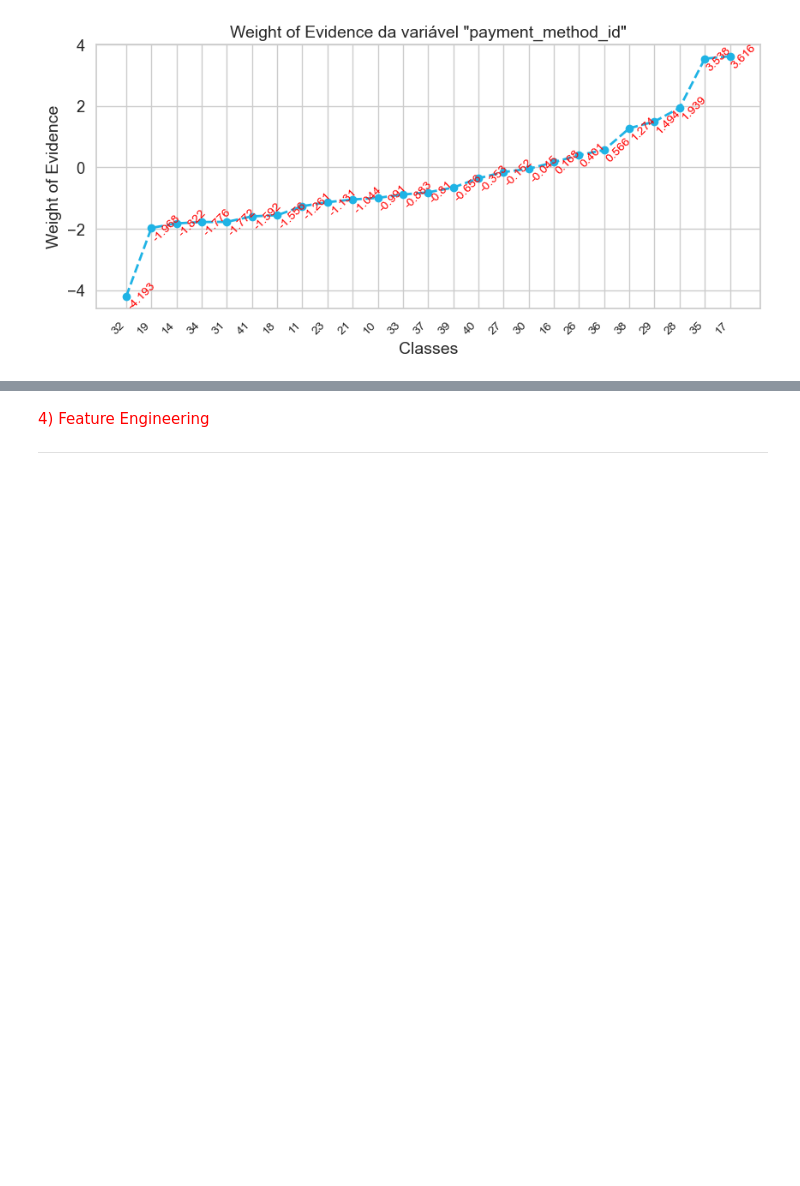
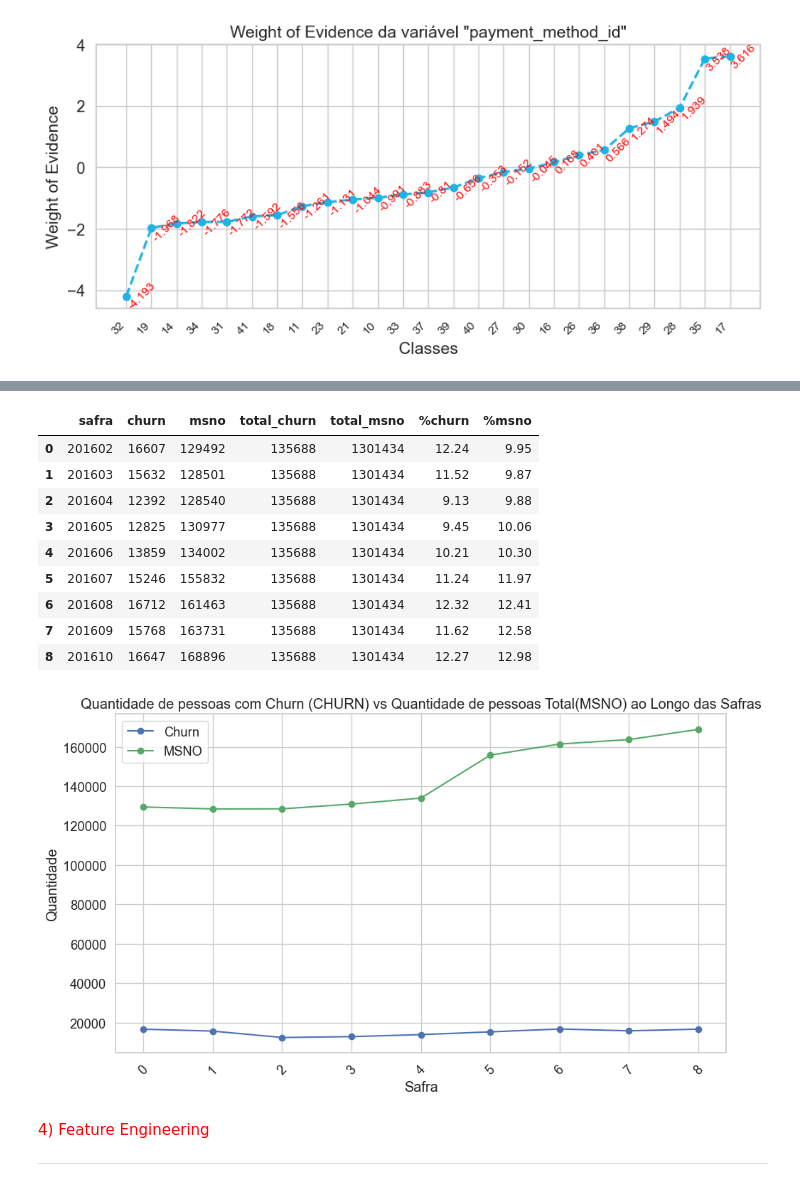
Before and after one commit to leonardovargas10/Case_Data_Master, a Jupyter notebook: Case_Data_Master.ipynb, the cells around one changed output, grey strips where cells are left out. Drawn from its saved outputs; the diff is of its cells as text; code cells hidden in the pictures; blank space fills up the shorter version.

```diff
--- a/Case_Data_Master.ipynb
+++ b/Case_Data_Master.ipynb
@@ -739,3 +703,39 @@ df_eda_de_data
+# %%
+df_grouped = df_eda_continuas.groupby("safra").agg({"churn":"sum", "msno":"count"}).reset_index()
+df_grouped["total_churn"] = df_grouped["churn"].sum()
+df_grouped["total_msno"] = df_grouped["msno"].sum()
+df_grouped["%churn"] = round((df_grouped["churn"]/df_grouped["total_churn"])*100, 2)
+df_grouped["%msno"] = round((df_grouped["msno"]/df_grouped["total_msno"])*100, 2)
+display(df_grouped)
+
+
+# Plotando o gráfico de linhas
+plt.figure(figsize=(10, 6))
+
+plt.plot(df_grouped.index, df_grouped['churn'], marker='o', linestyle='-', color='b', label='Churn')
+plt.plot(df_grouped.index, df_grouped['msno'], marker='o', linestyle='-', color='g', label='MSNO')
+
+plt.xlabel('Safra')
+plt.ylabel('Quantidade')
+plt.title('Quantidade de pessoas com Churn (CHURN) vs Quantidade de pessoas Total(MSNO) ao Longo das Safras')
+plt.legend()
+plt.grid(True)
+plt.xticks(rotation=45)  # Rotaciona os rótulos do eixo x para melhor visualização
+plt.tight_layout()
+
+plt.show()
+# %% [output]
+|  | safra | churn | msno | total_churn | total_msno | %churn | %msno |
+| 0 | 201602 | 16607 | 129492 | 135688 | 1301434 | 12.24 | 9.95 |
+| 1 | 201603 | 15632 | 128501 | 135688 | 1301434 | 11.52 | 9.87 |
+| 2 | 201604 | 12392 | 128540 | 135688 | 1301434 | 9.13 | 9.88 |
+| 3 | 201605 | 12825 | 130977 | 135688 | 1301434 | 9.45 | 10.06 |
+| 4 | 201606 | 13859 | 134002 | 135688 | 1301434 | 10.21 | 10.30 |
+| 5 | 201607 | 15246 | 155832 | 135688 | 1301434 | 11.24 | 11.97 |
+| 6 | 201608 | 16712 | 161463 | 135688 | 1301434 | 12.32 | 12.41 |
+| 7 | 201609 | 15768 | 163731 | 135688 | 1301434 | 11.62 | 12.58 |
+| 8 | 201610 | 16647 | 168896 | 135688 | 1301434 | 12.27 | 12.98 |
+[figure, added]
 # %% [markdown]
 <font color='red' style='font-size: 40px;'> 4)  Feature Engineering </font>
 <hr style='border: 2px solid red;'>
```
Also changed, not shown: parts of 11 cells of this notebook, 2 other files.
